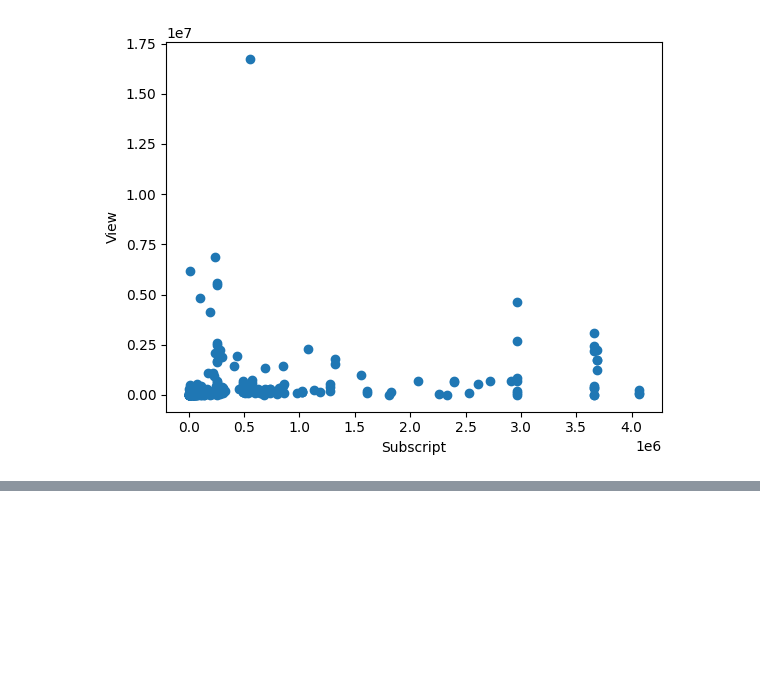
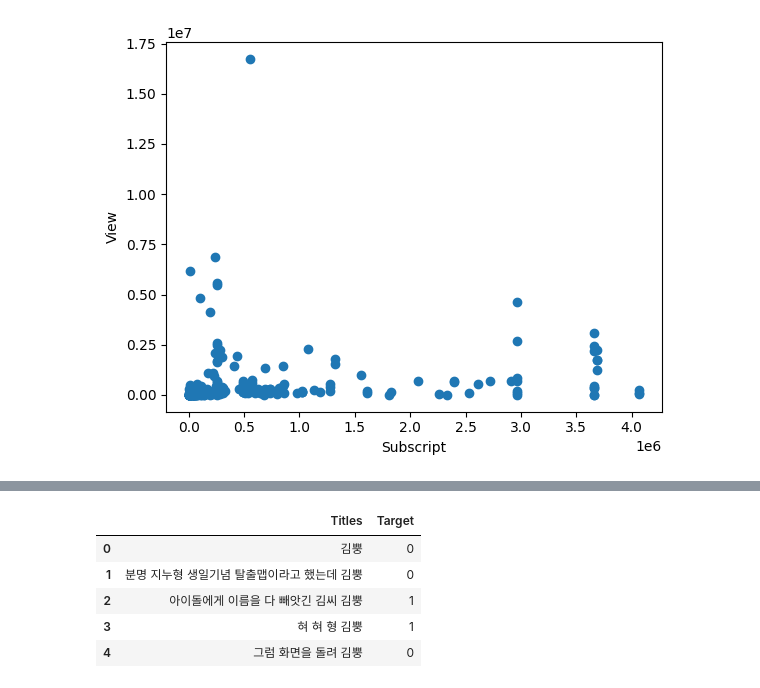
Before and after one commit to Suhwan0818/Youtube-AI-web, a Jupyter notebook: YouTube_Data_Cleaning_Preprocessing.ipynb, the cells around one changed output, grey strips where cells are left out. Saved outputs shown, nothing was run; the diff lists cells and outputs as text; code cells hidden in the pictures; blank space fills up the shorter version.

```diff
--- a/YouTube_Data_Cleaning_Preprocessing.ipynb
+++ b/YouTube_Data_Cleaning_Preprocessing.ipynb
@@ -45,0 +116,11 @@ plt.show()
+# %%
+cleaned_data = pd.DataFrame({"Titles": data_df.Cleaned_Titles,
+                             "Target": data_df.Target})
+cleaned_data.head()
+# %% [output]
+|  | Titles | Target |
+| 0 | 김뿡 | 0 |
+| 1 | 분명 지누형 생일기념 탈출맵이라고 했는데 김뿡 | 0 |
+| 2 | 아이돌에게 이름을 다 빼앗긴 김씨 김뿡 | 1 |
+| 3 | 혀 혀 형 김뿡 | 1 |
+| 4 | 그럼 화면을 돌려 김뿡 | 0 |
```
Also changed, not shown: parts of 6 cells of this notebook, 3 other files.
